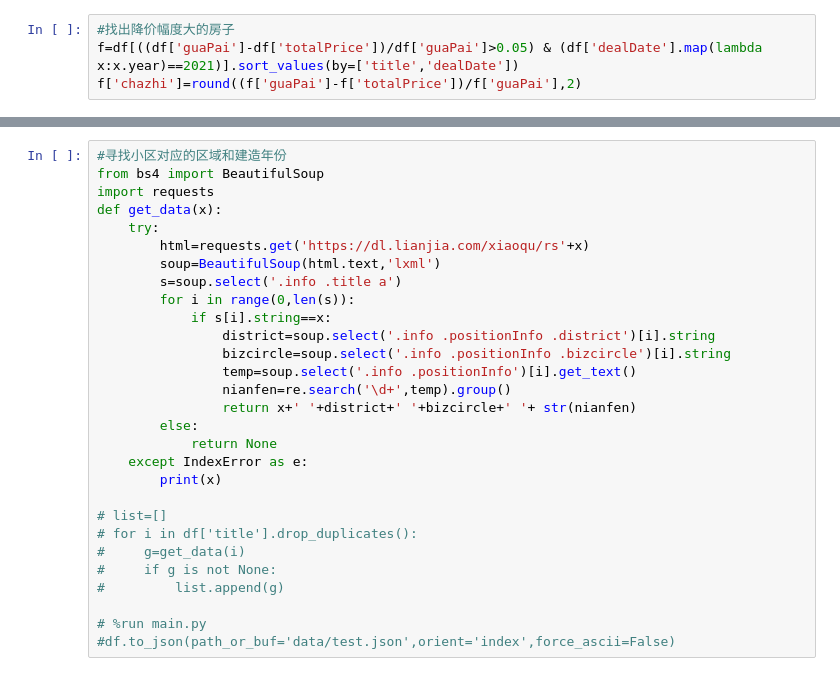
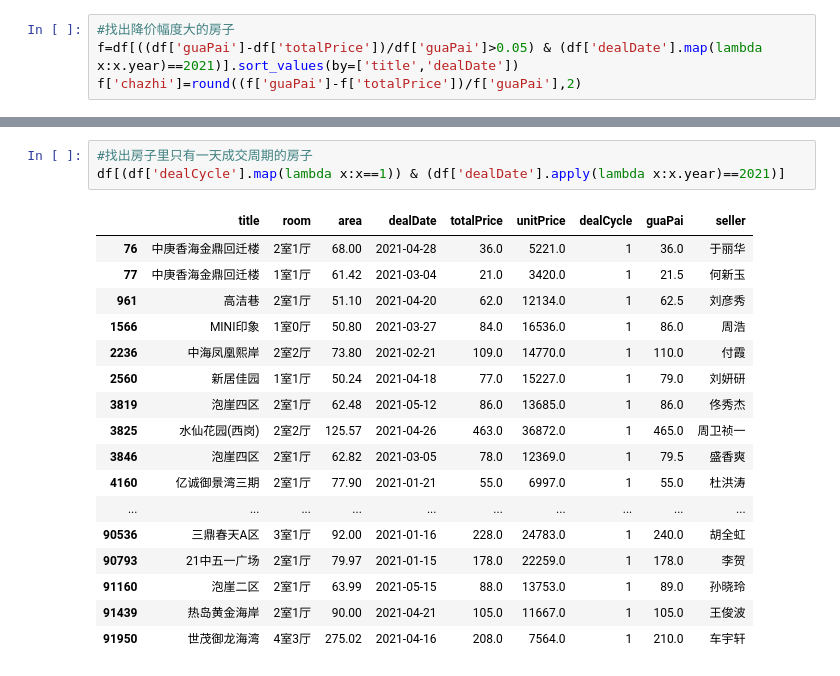
Before and after one commit to hc198974/spider_lianjia, a Jupyter notebook: deal_data.ipynb, the cells around one changed output, grey strips where cells are left out. Cells and saved outputs as stored; diff of their text form.

```diff
--- a/deal_data.ipynb
+++ b/deal_data.ipynb
@@ -124,30 +135,22 @@ df_wu['dealCycle'].groupby(df['dealDate'].apply(lambda x:x.year)).describe()
-# %%
-#寻找小区对应的区域和建造年份
-from bs4 import BeautifulSoup
-import requests
-def get_data(x):
-    try:
-        html=requests.get('https://dl.lianjia.com/xiaoqu/rs'+x)
-        soup=BeautifulSoup(html.text,'lxml')
-        s=soup.select('.info .title a')
-        for i in range(0,len(s)):
-            if s[i].string==x:
-                district=soup.select('.info .positionInfo .district')[i].string
-                bizcircle=soup.select('.info .positionInfo .bizcircle')[i].string
-                temp=soup.select('.info .positionInfo')[i].get_text()
-                nianfen=re.search('\d+',temp).group()
-                return x+' '+district+' '+bizcircle+' '+ str(nianfen)
-        else:
-            return None
-    except IndexError as e:
-        print(x)
-
-# list=[]
-# for i in df['title'].drop_duplicates():
-#     g=get_data(i)
-#     if g is not None:
-#         list.append(g)
-
-# %run main.py
-#df.to_json(path_or_buf='data/test.json',orient='index',force_ascii=False)
+# %%
+#找出房子里只有一天成交周期的房子
+df[(df['dealCycle'].map(lambda x:x==1)) & (df['dealDate'].apply(lambda x:x.year)==2021)]
+# %% [output]
+|  | title | room | area | dealDate | totalPrice | unitPrice | dealCycle | guaPai | seller |
+| 76 | 中庚香海金鼎回迁楼 | 2室1厅 | 68.00 | 2021-04-28 | 36.0 | 5221.0 | 1 | 36.0 | 于丽华 |
+| 77 | 中庚香海金鼎回迁楼 | 1室1厅 | 61.42 | 2021-03-04 | 21.0 | 3420.0 | 1 | 21.5 | 何新玉 |
+| 961 | 高洁巷 | 2室1厅 | 51.10 | 2021-04-20 | 62.0 | 12134.0 | 1 | 62.5 | 刘彦秀 |
+| 1566 | MINI印象 | 1室0厅 | 50.80 | 2021-03-27 | 84.0 | 16536.0 | 1 | 86.0 | 周浩 |
+| 2236 | 中海凤凰熙岸 | 2室2厅 | 73.80 | 2021-02-21 | 109.0 | 14770.0 | 1 | 110.0 | 付霞 |
+| 2560 | 新居佳园 | 1室1厅 | 50.24 | 2021-04-18 | 77.0 | 15227.0 | 1 | 79.0 | 刘妍研 |
+| 3819 | 泡崖四区 | 2室1厅 | 62.48 | 2021-05-12 | 86.0 | 13685.0 | 1 | 86.0 | 佟秀杰 |
+| 3825 | 水仙花园(西岗) | 2室2厅 | 125.57 | 2021-04-26 | 463.0 | 36872.0 | 1 | 465.0 | 周卫祯一 |
+| 3846 | 泡崖四区 | 2室1厅 | 62.82 | 2021-03-05 | 78.0 | 12369.0 | 1 | 79.5 | 盛香爽 |
+| 4160 | 亿诚御景湾三期 | 2室1厅 | 77.90 | 2021-01-21 | 55.0 | 6997.0 | 1 | 55.0 | 杜洪涛 |
+| ... | ... | ... | ... | ... | ... | ... | ... | ... | ... |
+| 90536 | 三鼎春天A区 | 3室1厅 | 92.00 | 2021-01-16 | 228.0 | 24783.0 | 1 | 240.0 | 胡全虹 |
+| 90793 | 21中五一广场 | 2室1厅 | 79.97 | 2021-01-15 | 178.0 | 22259.0 | 1 | 178.0 | 李贺 |
+| 91160 | 泡崖二区 | 2室1厅 | 63.99 | 2021-05-15 | 88.0 | 13753.0 | 1 | 89.0 | 孙晓玲 |
+| 91439 | 热岛黄金海岸 | 2室1厅 | 90.00 | 2021-04-21 | 105.0 | 11667.0 | 1 | 105.0 | 王俊波 |
+| 91950 | 世茂御龙海湾 | 4室3厅 | 275.02 | 2021-04-16 | 208.0 | 7564.0 | 1 | 210.0 | 车宇轩 |
 # %%
```
Also changed, not shown: parts of 8 cells of this notebook, 3 other files.
